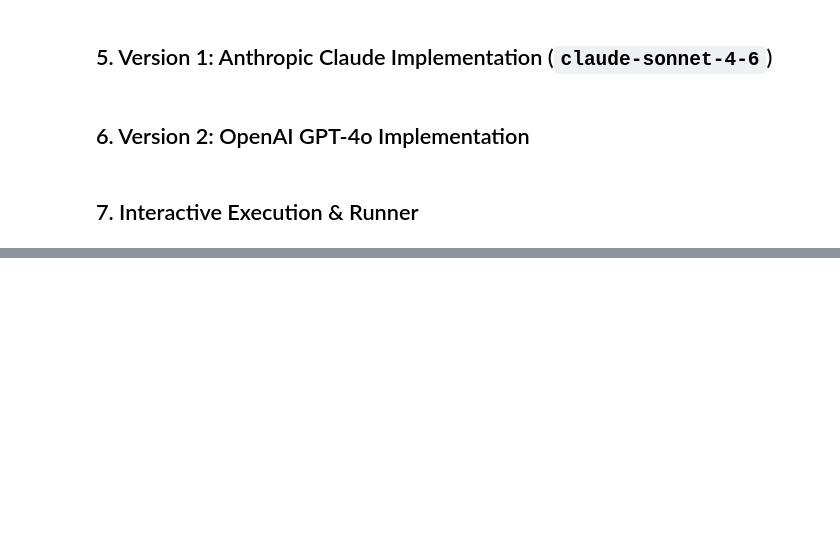
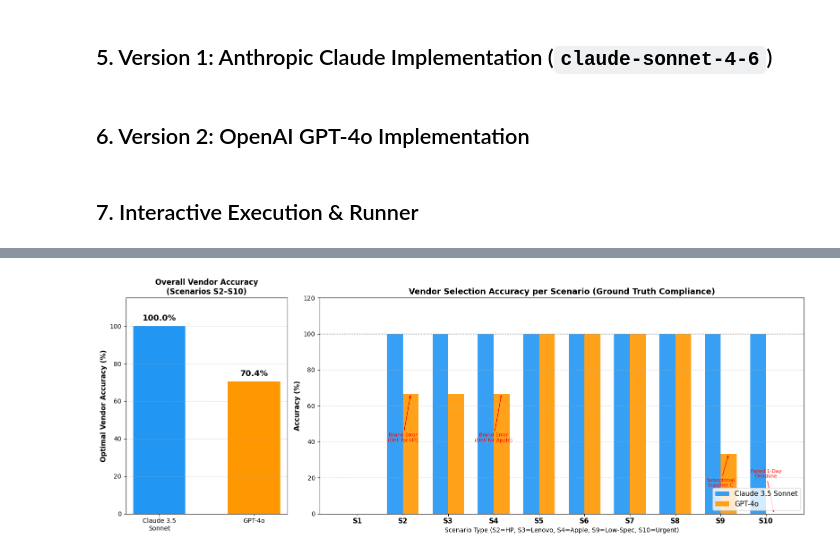
Before and after one commit to NourEhab21/IT_Procurement_MAS, a Jupyter notebook: IT_Procurement_MAS.ipynb, the cells around one changed output, grey strips where cells are left out. Saved outputs shown, nothing was run; the diff lists cells and outputs as text; code cells hidden in the pictures; blank space fills up the shorter version.

```diff
--- a/IT_Procurement_MAS.ipynb
+++ b/IT_Procurement_MAS.ipynb
@@ -878,0 +1221,97 @@ print(f"OpenAI Workflow execution time: {time_openai:.2f} seconds")
+# %%
+import matplotlib.pyplot as plt
+import numpy as np
+import pandas as pd
+
+# ── 1. Define Optimal Expected Vendor Ground Truth ────────────────────────────
+# S1: Inventory match (N/A)
+# S2: Supplier B (HP)
+# S3: Supplier F (Lenovo Optimal MCDA)
+# S4: Supplier D (Apple MacBook)
+# S5: Supplier B (HP Gaming)
+# S6: Supplier A or G (Dell - Rejection Test)
+# S7: Supplier G (Triage candidate before Rejection)
+# S8: Supplier E (Acer)
+# S9: Supplier F (Lenovo Optimal MCDA)
+# S10: Supplier G (Dell 1-day delivery for Urgent Deadline)
+
+df = pd.read_csv('all_results.csv')
+
+optimal_vendors = {
+    'S1': ['N/A'],
+    'S2': ['Supplier B'],
+    'S3': ['Supplier F'],
+    'S4': ['Supplier D'],
+    'S5': ['Supplier B'],
+    'S6': ['Supplier A', 'Supplier G'],
+    'S7': ['Supplier G'],
+    'S8': ['Supplier E'],
+    'S9': ['Supplier F'],
+    'S10': ['Supplier G']  # Only G satisfies 1-day urgent deadline
+}
+
+scenarios = [f'S{i}' for i in range(1, 11)]
+claude_scores = []
+openai_scores = []
+
+for s in scenarios:
+    s_df = df[df['Scenario'] == s]
+    valid_v = optimal_vendors[s]
+
+    c_correct = sum(s_df['Claude_Vendor'].isin(valid_v)) / len(s_df) * 100
+    o_correct = sum(s_df['OpenAI_Vendor'].isin(valid_v)) / len(s_df) * 100
+
+    claude_scores.append(c_correct)
+    openai_scores.append(o_correct)
+
+# Overall Procurement Vendor Accuracy (Scenarios S2-S10)
+c_overall = np.mean(claude_scores[1:])
+o_overall = np.mean(openai_scores[1:])
+
+# ── 2. Plot Detailed Comparison Graph ─────────────────────────────────────────
+fig, (ax1, ax2) = plt.subplots(1, 2, figsize=(16, 6), gridspec_kw={'width_ratios': [1, 3]})
+
+# Subplot 1: Overall Average Bar Chart
+bars = ax1.bar(['Claude 3.5\nSonnet', 'GPT-4o'], [c_overall, o_overall], color=['#2196F3', '#FF9800'], width=0.55)
+ax1.set_ylim(0, 115)
+ax1.set_ylabel('Optimal Vendor Accuracy (%)', fontsize=11, fontweight='bold')
+ax1.set_title('Overall Vendor Accuracy\n(Scenarios S2–S10)', fontsize=12, fontweight='bold')
+ax1.grid(axis='y', linestyle='--', alpha=0.5)
+
+for bar, val in zip(bars, [c_overall, o_overall]):
+    ax1.text(bar.get_x() + bar.get_width()/2, bar.get_height() + 2,
+             f'{val:.1f}%', ha='center', va='bottom', fontsize=13, fontweight='bold')
+
+# Subplot 2: Breakdown by Scenario (S1-S10)
+x = np.arange(len(scenarios))
+w = 0.35
+
+ax2.bar(x - w/2, claude_scores, w, label='Claude 3.5 Sonnet', color='#2196F3', alpha=0.9)
+ax2.bar(x + w/2, openai_scores, w, label='GPT-4o', color='#FF9800', alpha=0.9)
+
+ax2.set_xticks(x)
+ax2.set_xticklabels(scenarios, fontsize=11, fontweight='bold')
+ax2.set_ylim(0, 120)
+ax2.set_ylabel('Accuracy (%)', fontsize=11, fontweight='bold')
+ax2.set_xlabel('Scenario Type (S2=HP, S3=Lenovo, S4=Apple, S9=Low-Spec, S10=Urgent)', fontsize=10)
+ax2.set_title('Vendor Selection Accuracy per Scenario (Ground Truth Compliance)', fontsize=13, fontweight='bold')
+ax2.axhline(100, color='gray', linestyle=':', alpha=0.6)
+ax2.legend(fontsize=11, loc='lower right')
+ax2.grid(axis='y', linestyle='--', alpha=0.5)
+
+# Annotate specific drop points for GPT-4o
+ax2.annotate('Brand Error\n(Dell for HP)', xy=(1 + w/2, 66.7), xytext=(1, 40),
+             arrowprops=dict(arrowstyle='->', color='red'), fontsize=8, ha='center', color='red')
+ax2.annotate('Brand Error\n(Dell for Apple)', xy=(3 + w/2, 66.7), xytext=(3, 40),
+             arrowprops=dict(arrowstyle='->', color='red'), fontsize=8, ha='center', color='red')
+ax2.annotate('Suboptimal\nSupplier C', xy=(8 + w/2, 33.3), xytext=(8, 15),
+             arrowprops=dict(arrowstyle='->', color='red'), fontsize=8, ha='center', color='red')
+ax2.annotate('Failed 1-Day\nDeadline', xy=(9 + w/2, 0), xytext=(9, 20),
+             arrowprops=dict(arrowstyle='->', color='red'), fontsize=8, ha='center', color='red')
+
+plt.tight_layout()
+plt.savefig('graph_vendor_accuracy_true.png', dpi=300)
+plt.show()
+print("Saved: graph_vendor_accuracy_true.png")
+# %% [output]
+[figure, added]
```
Also changed, not shown: parts of 20 cells of this notebook.
